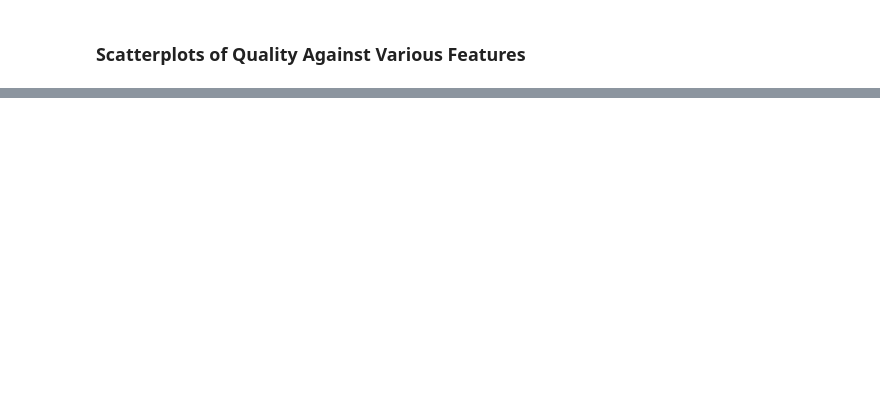
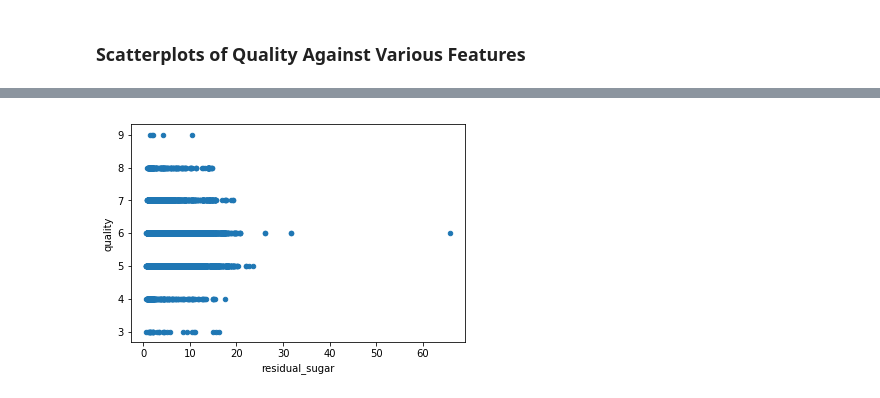
Before and after one commit to tnakatani/Udacity_DAND, a Jupyter notebook: 2_Intro_DA/2_CaseStudy1/eda_visuals.ipynb, the cells around one changed output, grey strips where cells are left out. Cells and saved outputs as stored; diff of their text form; code cells hidden in the pictures; blank space fills up the shorter version.

```diff
--- a/2_Intro_DA/2_CaseStudy1/eda_visuals.ipynb
+++ b/2_Intro_DA/2_CaseStudy1/eda_visuals.ipynb
@@ -9,0 +58,4 @@ Create visualizations to answer the quiz questions below this notebook.
+# %%
+df.plot(x='residual_sugar', y='quality', kind='scatter');
+# %% [output]
+[figure, added]
```
Also changed, not shown: parts of 7 cells of this notebook, 4 other files.
